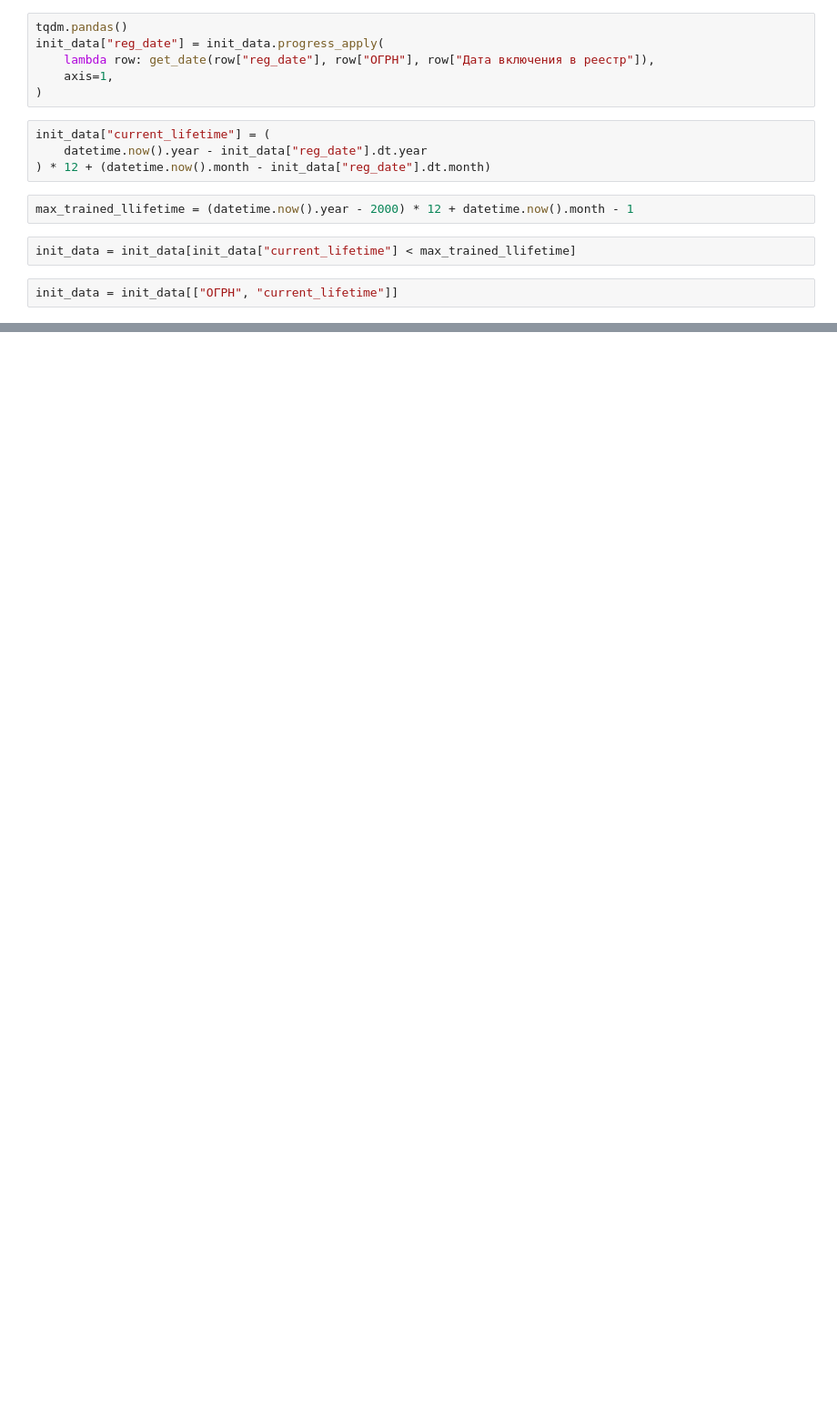
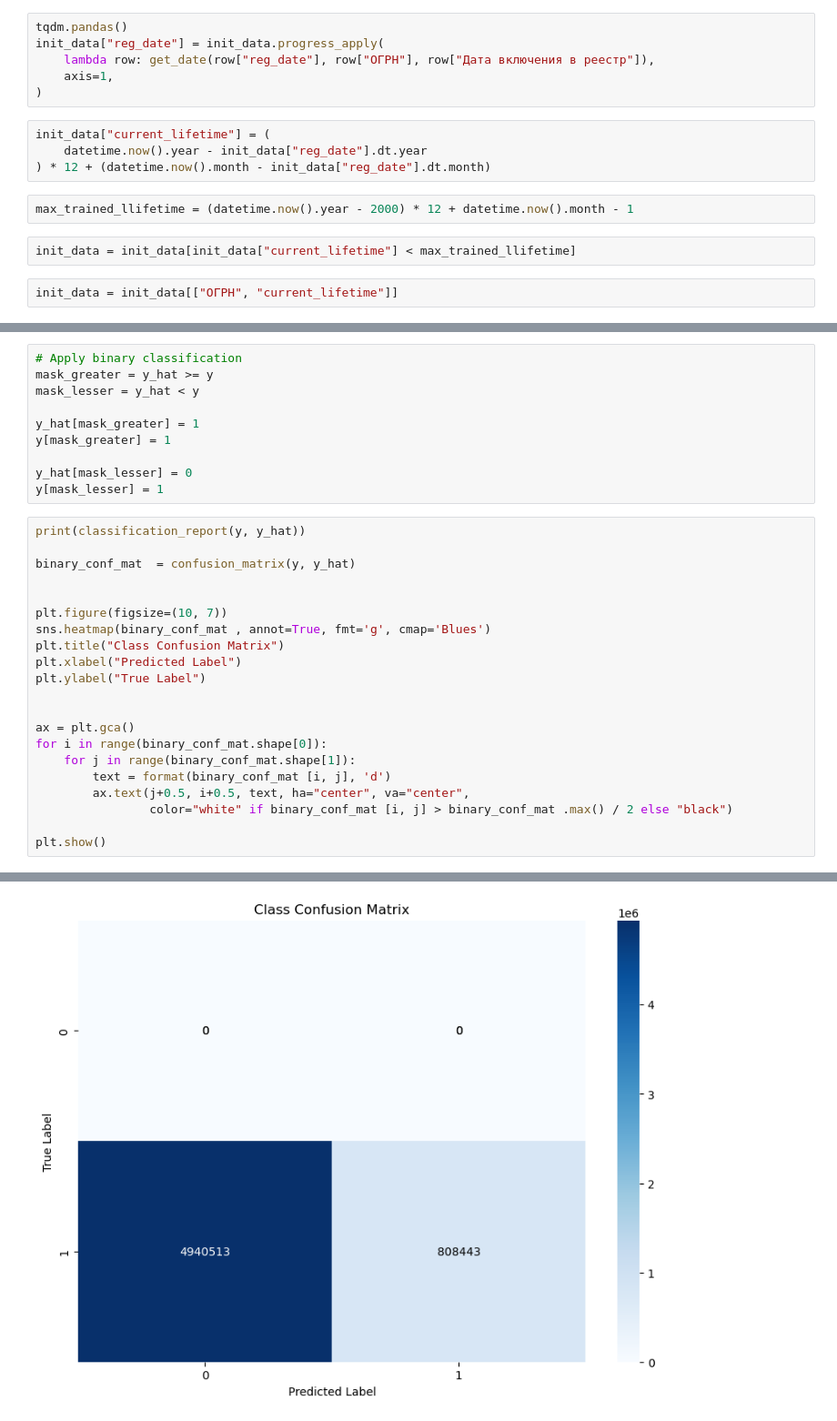
Before and after one commit to makboard/CompanyLifetime, a Jupyter notebook: notebooks/test_inference.ipynb, the cells around one changed output, grey strips where cells are left out. Shown at 91% size. Cells and saved outputs as stored; diff of their text form; blank space fills up the shorter version.

```diff
--- a/notebooks/test_inference.ipynb
+++ b/notebooks/test_inference.ipynb
@@ -80,0 +94,32 @@ predictions.head()
+# %%
+# Apply binary classification
+mask_greater = y_hat >= y
+mask_lesser = y_hat < y
+
+y_hat[mask_greater] = 1
+y[mask_greater] = 1
+
+y_hat[mask_lesser] = 0
+y[mask_lesser] = 1
+# %%
+print(classification_report(y, y_hat))
+
+binary_conf_mat  = confusion_matrix(y, y_hat)
+
+
+plt.figure(figsize=(10, 7))
+sns.heatmap(binary_conf_mat , annot=True, fmt='g', cmap='Blues')
+plt.title("Class Confusion Matrix")
+plt.xlabel("Predicted Label")
+plt.ylabel("True Label")
+
+
+ax = plt.gca()
+for i in range(binary_conf_mat.shape[0]):
+    for j in range(binary_conf_mat.shape[1]):
+        text = format(binary_conf_mat [i, j], 'd')
+        ax.text(j+0.5, i+0.5, text, ha="center", va="center",
+                color="white" if binary_conf_mat [i, j] > binary_conf_mat .max() / 2 else "black")
+
+plt.show()
+# %% [output]
@@ -80,0 +134 @@ predictions.head()
+[figure, added]
```
Also changed, not shown: parts of 14 cells of this notebook, 1 other file.
